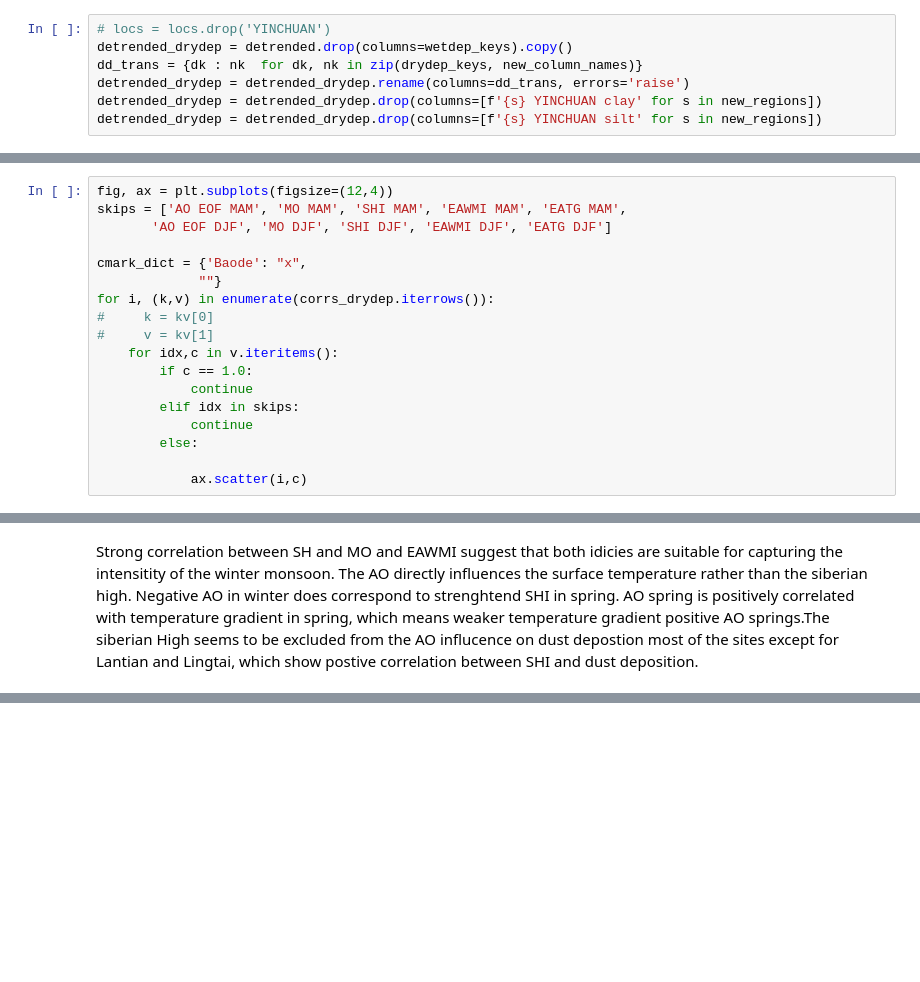
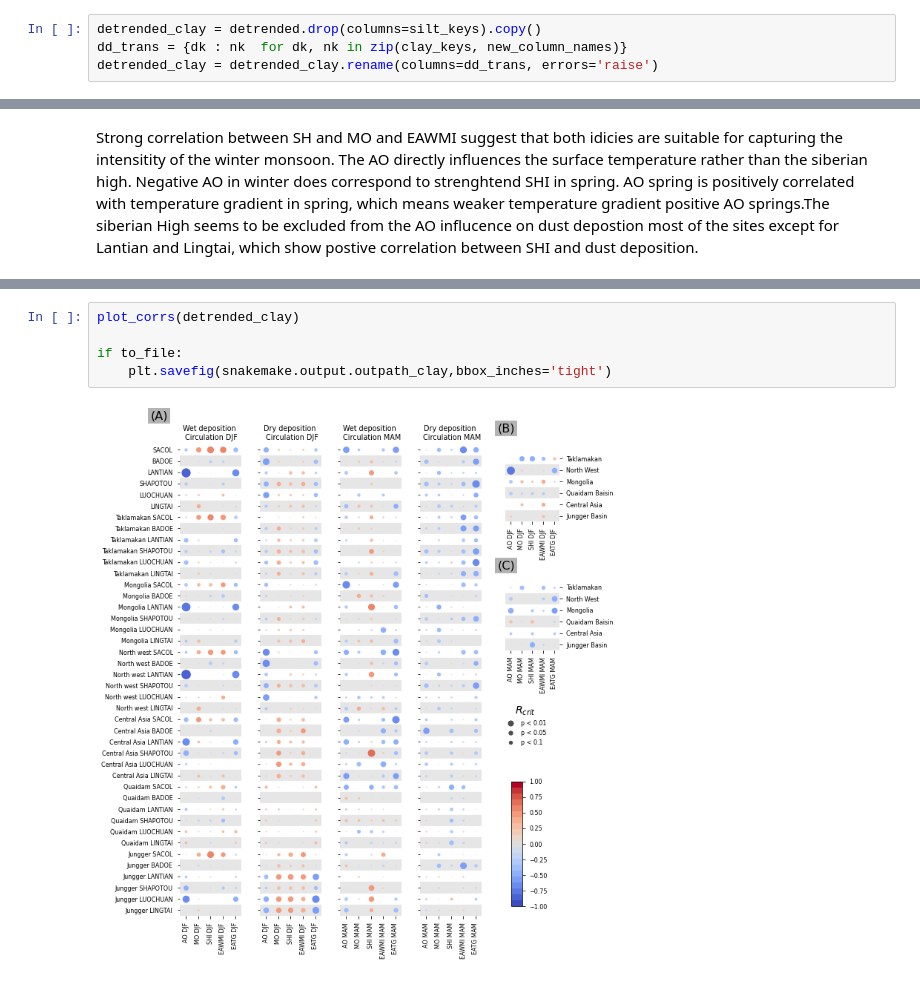
Before and after one commit to MasterOnDust/AGU_JGR_CLP_SOURCE_WORKFLOW, a Jupyter notebook: Master_thesis_UiO_workflow/workflow/notebooks/AGU_paper_figures/Plot_correlation_matrix_v2.py.ipynb, the cells around one changed output, grey strips where cells are left out. Drawn from its saved outputs; the diff is of its cells as text; blank space fills up the shorter version.

```diff
--- a/Master_thesis_UiO_workflow/workflow/notebooks/AGU_paper_figures/Plot_correlation_matrix_v2.py.ipynb
+++ b/Master_thesis_UiO_workflow/workflow/notebooks/AGU_paper_figures/Plot_correlation_matrix_v2.py.ipynb
@@ -79,7 +78,4 @@ wetdep_keys = [f'{s} {loc} {tag}' for s,loc, tag in wetdep_keys]
 # %%
-# locs = locs.drop('YINCHUAN')
-detrended_drydep = detrended.drop(columns=wetdep_keys).copy()
-dd_trans = {dk : nk  for dk, nk in zip(drydep_keys, new_column_names)}
-detrended_drydep = detrended_drydep.rename(columns=dd_trans, errors='raise')
-detrended_drydep = detrended_drydep.drop(columns=[f'{s} YINCHUAN clay' for s in new_regions])
-detrended_drydep = detrended_drydep.drop(columns=[f'{s} YINCHUAN silt' for s in new_regions])
+detrended_clay = detrended.drop(columns=silt_keys).copy()
+dd_trans = {dk : nk  for dk, nk in zip(clay_keys, new_column_names)}
+detrended_clay = detrended_clay.rename(columns=dd_trans, errors='raise')
@@ -167,18 +81,0 @@ ax.yaxis.set_ticks_position('left')
-# %%
-fig, ax = plt.subplots(figsize=(12,4))
-skips = ['AO EOF MAM', 'MO MAM', 'SHI MAM', 'EAWMI MAM', 'EATG MAM',
-       'AO EOF DJF', 'MO DJF', 'SHI DJF', 'EAWMI DJF', 'EATG DJF']
-
-cmark_dict = {'Baode': "x",
-             ""}
-for i, (k,v) in enumerate(corrs_drydep.iterrows()):
-#     k = kv[0]
-#     v = kv[1]
-    for idx,c in v.iteritems():
-        if c == 1.0:
-            continue
-        elif idx in skips:
-            continue
-        else:
-
-            ax.scatter(i,c)
@@ -295,0 +160,7 @@ if to_file:
+# %%
+plot_corrs(detrended_clay)
+
+if to_file:
+    plt.savefig(snakemake.output.outpath_clay,bbox_inches='tight')
+# %% [output]
+[figure, added]
```
Also changed, not shown: parts of 21 cells of this notebook, 1 other file.
